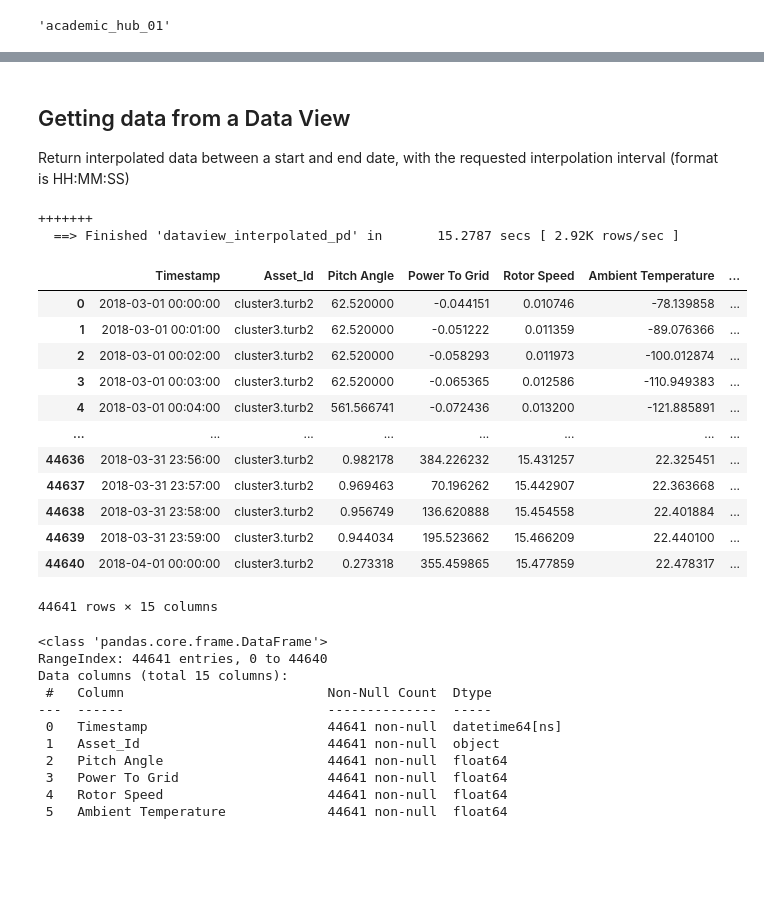
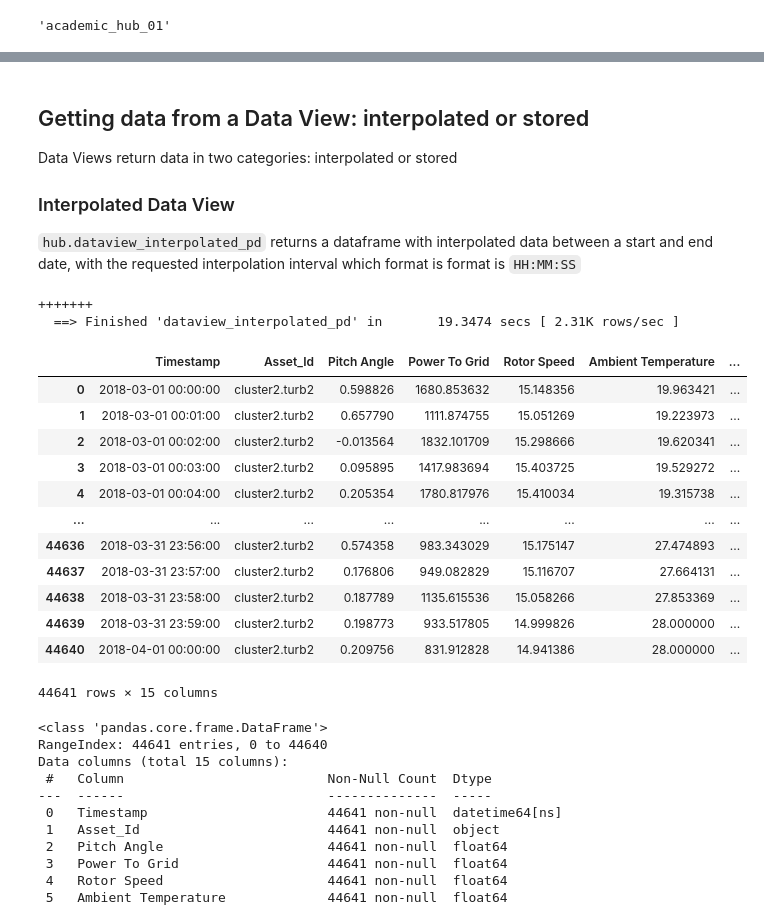
Before and after one commit to camlf/wind_farms, a Jupyter notebook: Wind_Farms_Dataset_Quickstart.ipynb, the cells around one changed output, grey strips where cells are left out. Cells and saved outputs as stored; diff of their text form; code cells hidden in the pictures; blank space fills up the shorter version.

```diff
--- a/Wind_Farms_Dataset_Quickstart.ipynb
+++ b/Wind_Farms_Dataset_Quickstart.ipynb
@@ -181,7 +181,7 @@ Empty filter (`filter=""`) allows to see all dataviews for the asset instead of
 
 **NOTE: Turbines for `Wind_Farms` dataset have only the default data view**
 # %%
-turbine_id = "cluster3.turb2"
+turbine_id = "cluster2.turb2"
 print("Turbine Id:", turbine_id)
 dvs_turbine = hub.asset_dataviews(asset=turbine_id, filter="")
 dvs_turbine
@@ -225,28 +225,32 @@ display(hub.dataview_definition(namespace_id, dataview_id))
 # %% [markdown]
-## Getting data from a Data View
+## Getting data from a Data View: interpolated or stored
 
-Return interpolated data between a start and end date, with the requested interpolation interval (format is HH:MM:SS)
+Data Views return data in two categories: interpolated or stored
+
+### Interpolated Data View
+
+`hub.dataview_interpolated_pd` returns a dataframe with interpolated data between a start and end date, with the requested interpolation interval which format is format is `HH:MM:SS`
 # %%
 # For a single month of data
-df_acad = hub.dataview_interpolated_pd(
+df_interpolated = hub.dataview_interpolated_pd(
     namespace_id, dataview_id, "2018-03-01", "2018-04-01", "00:01:00"
 )
-df_acad
+df_interpolated
 # %% [output]
 +++++++
-  ==> Finished 'dataview_interpolated_pd' in       15.2787 secs [ 2.92K rows/sec ]
+  ==> Finished 'dataview_interpolated_pd' in       19.3474 secs [ 2.31K rows/sec ]
 |  | Timestamp | Asset_Id | Pitch Angle | Power To Grid | Rotor Speed | Ambient Temperature | ... |
-| 0 | 2018-03-01 00:00:00 | cluster3.turb2 | 62.520000 | -0.044151 | 0.010746 | -78.139858 | ... |
-| 1 | 2018-03-01 00:01:00 | cluster3.turb2 | 62.520000 | -0.051222 | 0.011359 | -89.076366 | ... |
-| 2 | 2018-03-01 00:02:00 | cluster3.turb2 | 62.520000 | -0.058293 | 0.011973 | -100.012874 | ... |
-| 3 | 2018-03-01 00:03:00 | cluster3.turb2 | 62.520000 | -0.065365 | 0.012586 | -110.949383 | ... |
-| 4 | 2018-03-01 00:04:00 | cluster3.turb2 | 561.566741 | -0.072436 | 0.013200 | -121.885891 | ... |
+| 0 | 2018-03-01 00:00:00 | cluster2.turb2 | 0.598826 | 1680.853632 | 15.148356 | 19.963421 | ... |
+| 1 | 2018-03-01 00:01:00 | cluster2.turb2 | 0.657790 | 1111.874755 | 15.051269 | 19.223973 | ... |
+| 2 | 2018-03-01 00:02:00 | cluster2.turb2 | -0.013564 | 1832.101709 | 15.298666 | 19.620341 | ... |
+| 3 | 2018-03-01 00:03:00 | cluster2.turb2 | 0.095895 | 1417.983694 | 15.403725 | 19.529272 | ... |
+| 4 | 2018-03-01 00:04:00 | cluster2.turb2 | 0.205354 | 1780.817976 | 15.410034 | 19.315738 | ... |
 | ... | ... | ... | ... | ... | ... | ... | ... |
-| 44636 | 2018-03-31 23:56:00 | cluster3.turb2 | 0.982178 | 384.226232 | 15.431257 | 22.325451 | ... |
-| 44637 | 2018-03-31 23:57:00 | cluster3.turb2 | 0.969463 | 70.196262 | 15.442907 | 22.363668 | ... |
-| 44638 | 2018-03-31 23:58:00 | cluster3.turb2 | 0.956749 | 136.620888 | 15.454558 | 22.401884 | ... |
-| 44639 | 2018-03-31 23:59:00 | cluster3.turb2 | 0.944034 | 195.523662 | 15.466209 | 22.440100 | ... |
-| 44640 | 2018-04-01 00:00:00 | cluster3.turb2 | 0.273318 | 355.459865 | 15.477859 | 22.478317 | ... |
+| 44636 | 2018-03-31 23:56:00 | cluster2.turb2 | 0.574358 | 983.343029 | 15.175147 | 27.474893 | ... |
+| 44637 | 2018-03-31 23:57:00 | cluster2.turb2 | 0.176806 | 949.082829 | 15.116707 | 27.664131 | ... |
+| 44638 | 2018-03-31 23:58:00 | cluster2.turb2 | 0.187789 | 1135.615536 | 15.058266 | 27.853369 | ... |
+| 44639 | 2018-03-31 23:59:00 | cluster2.turb2 | 0.198773 | 933.517805 | 14.999826 | 28.000000 | ... |
+| 44640 | 2018-04-01 00:00:00 | cluster2.turb2 | 0.209756 | 831.912828 | 14.941386 | 28.000000 | ... |
 44641 rows × 15 columns
 # %%
 # Information about the dataframe - this is a Pandas operation
```
Also changed, not shown: parts of 18 cells of this notebook, 1 other file.
